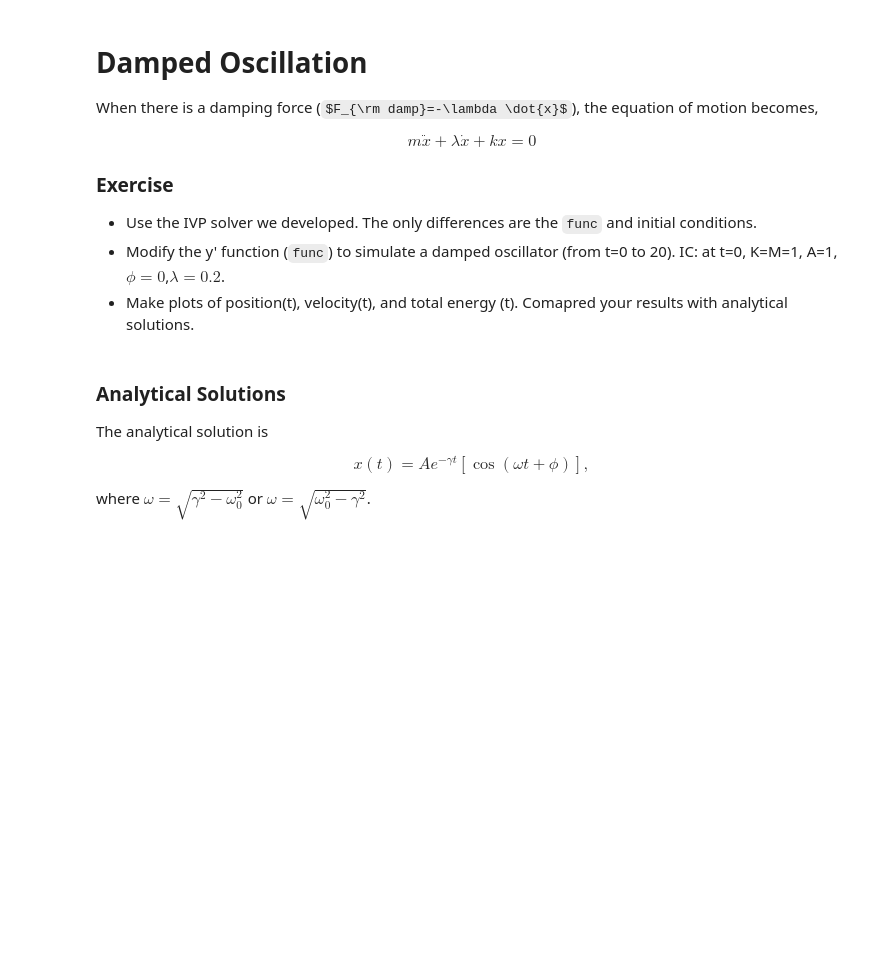
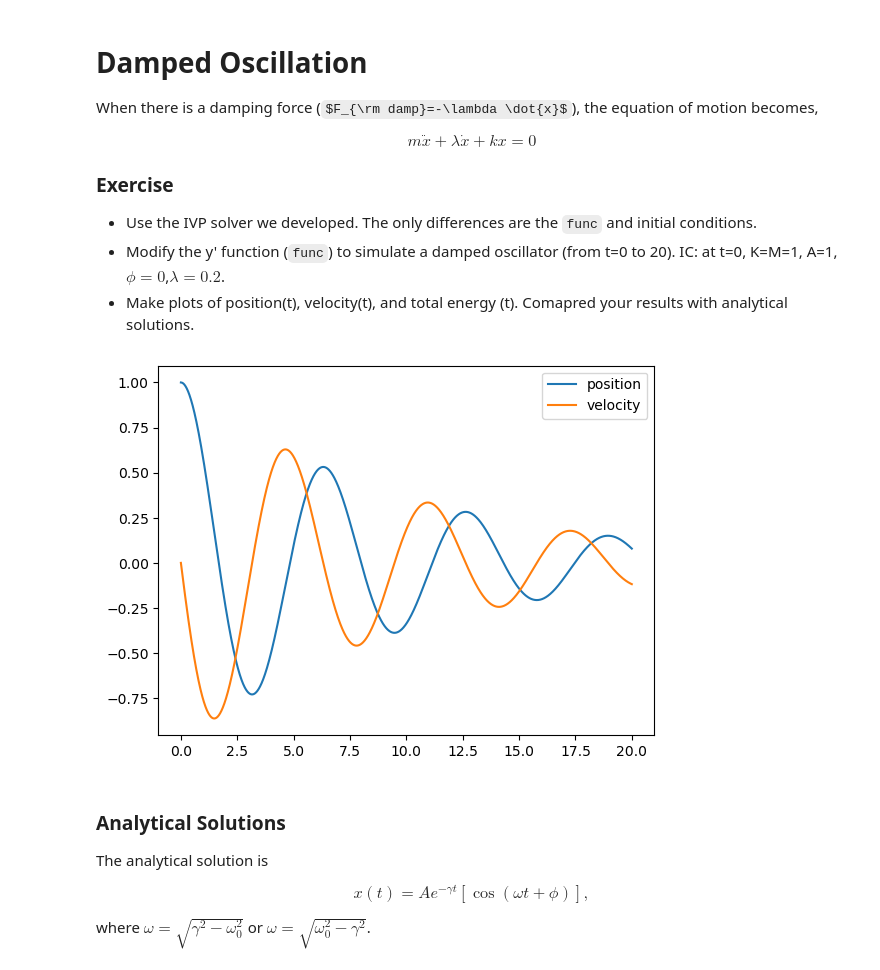
Before and after one commit to ricky4280/computationalPhysics-112, a Jupyter notebook: project1/project1_demo3.ipynb, the cells around one changed output. Drawn from its saved outputs; the diff is of its cells as text; code cells hidden in the pictures; some formulas as TeX source; blank space fills up the shorter version.

```diff
--- a/project1/project1_demo3.ipynb
+++ b/project1/project1_demo3.ipynb
@@ -69,3 +74,31 @@ $$
+# %%
+# define the y' funciotn
+def func_damped(t,y,K,M,L):
+    force = -K * y[0] - L * y[1]     # F = - k x - L v
+    f = np.zeros(len(y))
+    f[0] = y[1]                      # y'[0] = v
+    f[1] = force/M                   # y'[1] = a = F/M
+    return f
+# %%
+# Prepare the input arguments
+t_span = np.linspace(0,20, 2001)
+t_eval = t_span
+y = np.array([1,0]) # initial condition
+K = 1
+M = 1
+L = 0.2
+args = (K,M,L)
+
+# use the IVP solver
+sol = solver.solve_ivp(func_damped,t_span,y, "RK4", t_eval, args)
+# %%
+# visualize the results
+plt.plot(t_eval, sol[0], label="position")
+plt.plot(t_eval, sol[1], label="velocity")
+plt.legend()
+plt.show()
+# %% [output]
+[figure, added]
 # %% [markdown]
 ### Analytical Solutions
 
```
Also changed, not shown: parts of 22 cells of this notebook.
